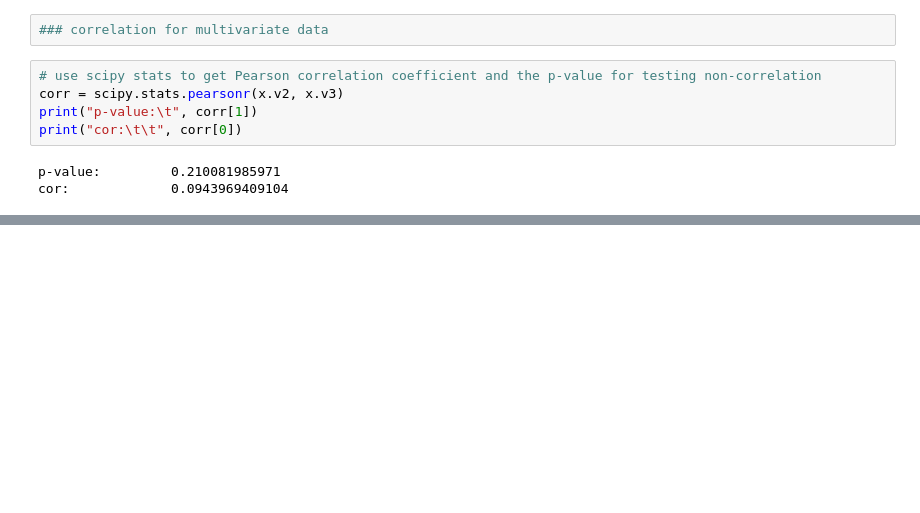
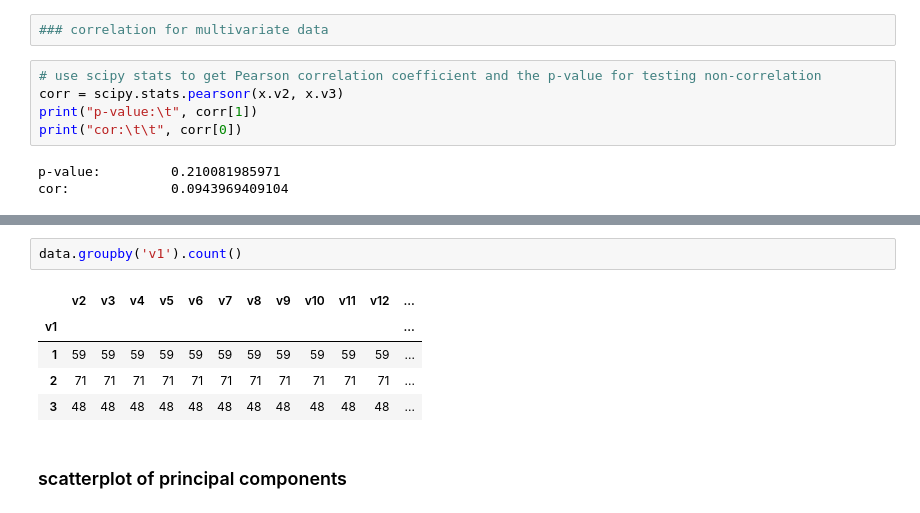
Before and after one commit to yueying-teng/RF, a Jupyter notebook: PCA.ipynb, the cells around one changed output, grey strips where cells are left out. Drawn from its saved outputs; the diff is of its cells as text; blank space fills up the shorter version.

```diff
--- a/PCA.ipynb
+++ b/PCA.ipynb
@@ -164,0 +574,10 @@ stdx = pd.DataFrame(stdx, index = x.index, columns = x.columns)
+# %%
+data.groupby('v1').count()
+# %% [output]
+|  | v2 | v3 | v4 | v5 | v6 | v7 | v8 | v9 | v10 | v11 | v12 | ... |
+| v1 |  |  |  |  |  |  |  |  |  |  |  | ... |
+| 1 | 59 | 59 | 59 | 59 | 59 | 59 | 59 | 59 | 59 | 59 | 59 | ... |
+| 2 | 71 | 71 | 71 | 71 | 71 | 71 | 71 | 71 | 71 | 71 | 71 | ... |
+| 3 | 48 | 48 | 48 | 48 | 48 | 48 | 48 | 48 | 48 | 48 | 48 | ... |
+# %% [markdown]
+### scatterplot of principal components
```
Also changed, not shown: parts of 61 cells of this notebook.
